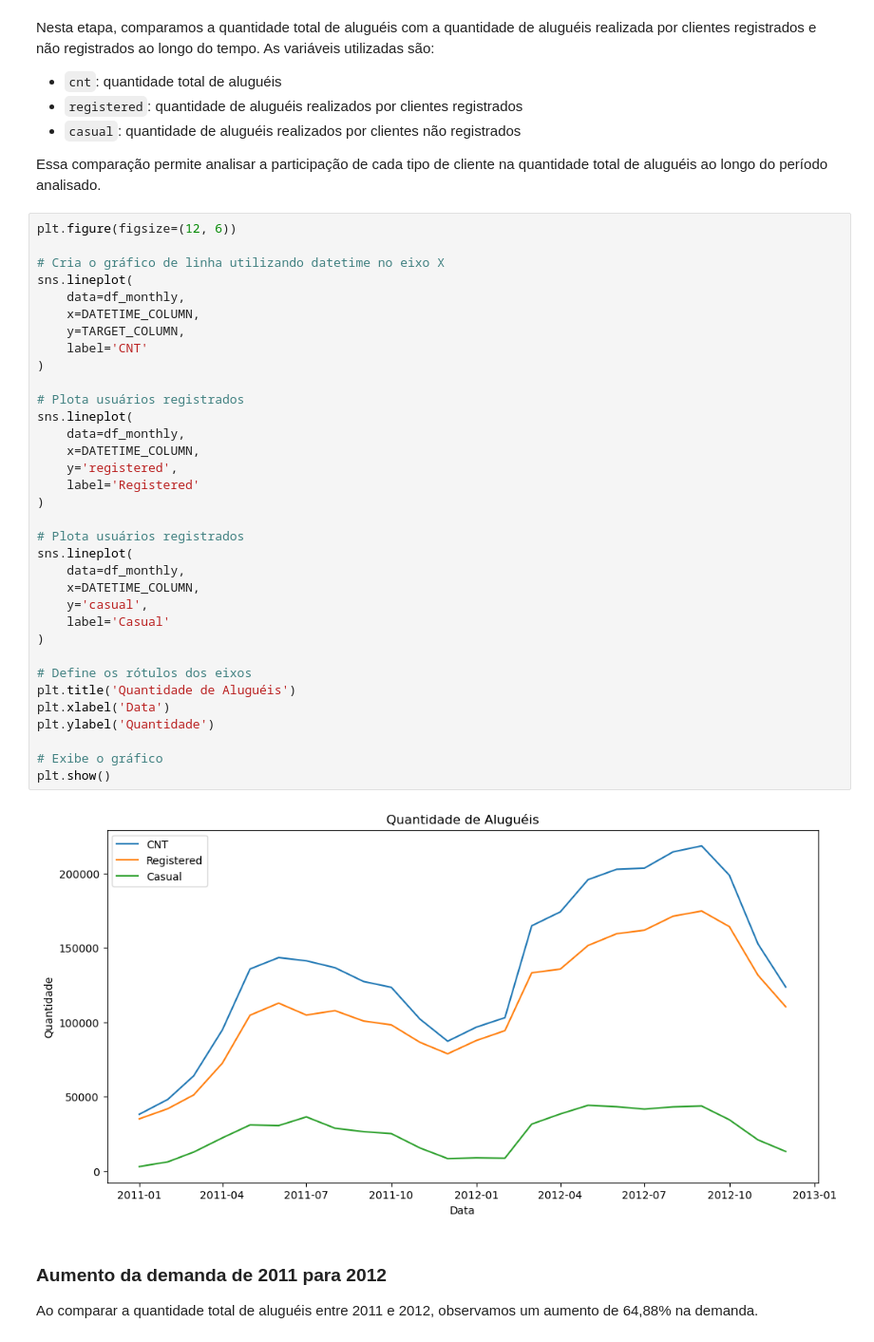
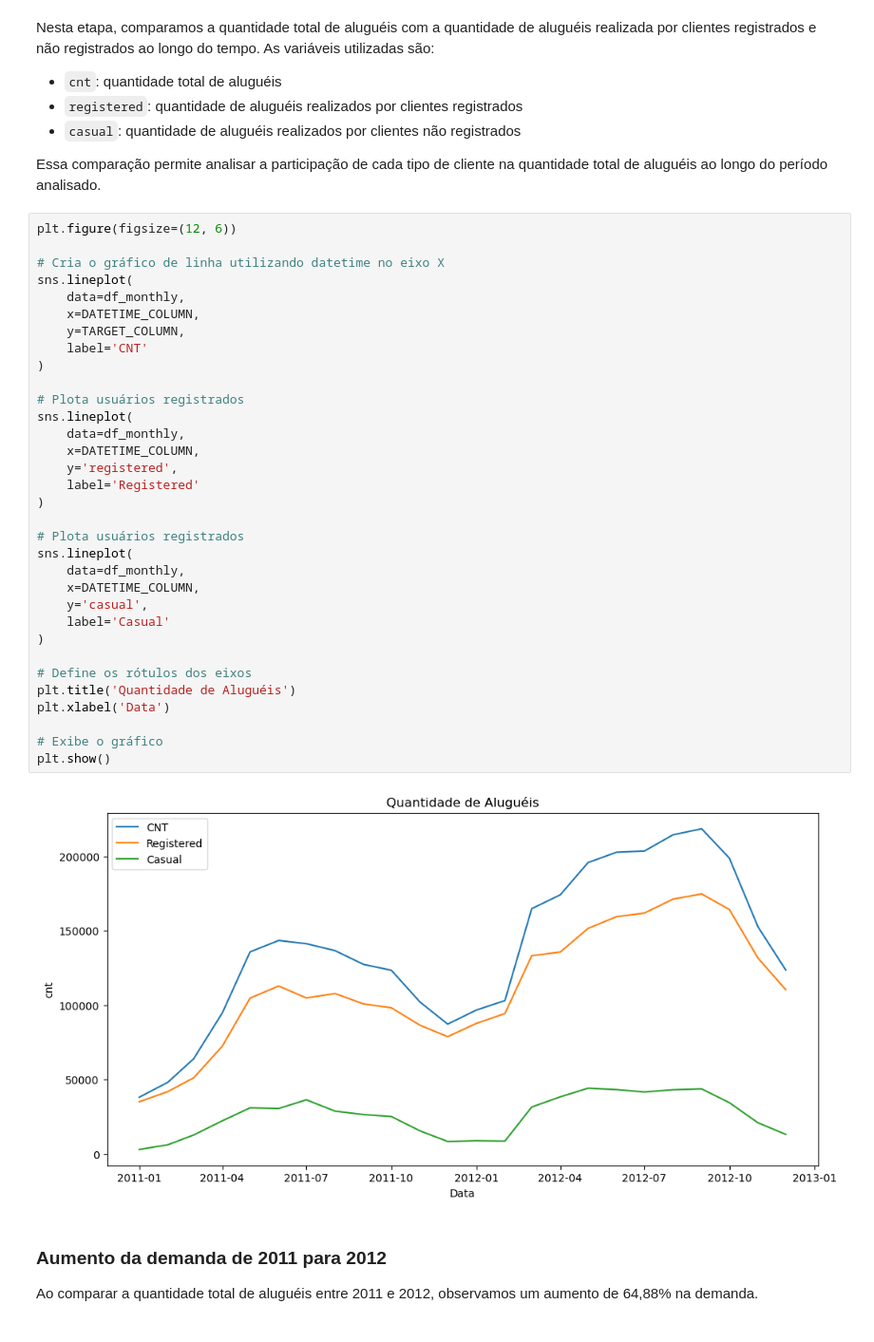
Before and after one commit to igao01/ds_bike_sharing, a Jupyter notebook: notebooks/02_EDA_bike_sharing.ipynb, the cells around one changed output. Shown at 95% size. Saved outputs shown, nothing was run; the diff lists cells and outputs as text.

```diff
--- a/notebooks/02_EDA_bike_sharing.ipynb
+++ b/notebooks/02_EDA_bike_sharing.ipynb
@@ -225,35 +223,34 @@ plt.figure(figsize=(12, 6))
 sns.lineplot(
     data=df_monthly,
     x=DATETIME_COLUMN,
     y=TARGET_COLUMN,
     label='CNT'
 )
 
 # Plota usuários registrados
 sns.lineplot(
     data=df_monthly,
     x=DATETIME_COLUMN,
     y='registered',
     label='Registered'
 )
 
 # Plota usuários registrados
 sns.lineplot(
     data=df_monthly,
     x=DATETIME_COLUMN,
     y='casual',
     label='Casual'
 )
 
 # Define os rótulos dos eixos
 plt.title('Quantidade de Aluguéis')
 plt.xlabel('Data')
-plt.ylabel('Quantidade')
 
 # Exibe o gráfico
 plt.show()
 # %% [output]
-[figure, old version]
+[figure, new version]
 # %% [markdown]
 ### Aumento da demanda de 2011 para 2012
 
```
Also changed, not shown: parts of 16 cells of this notebook.
